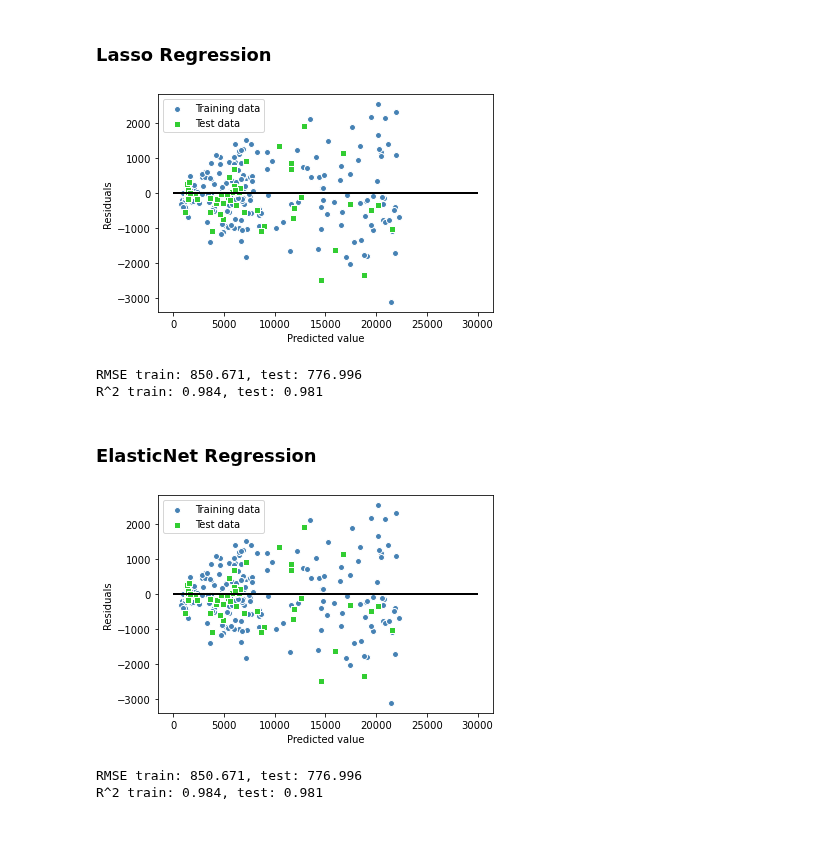
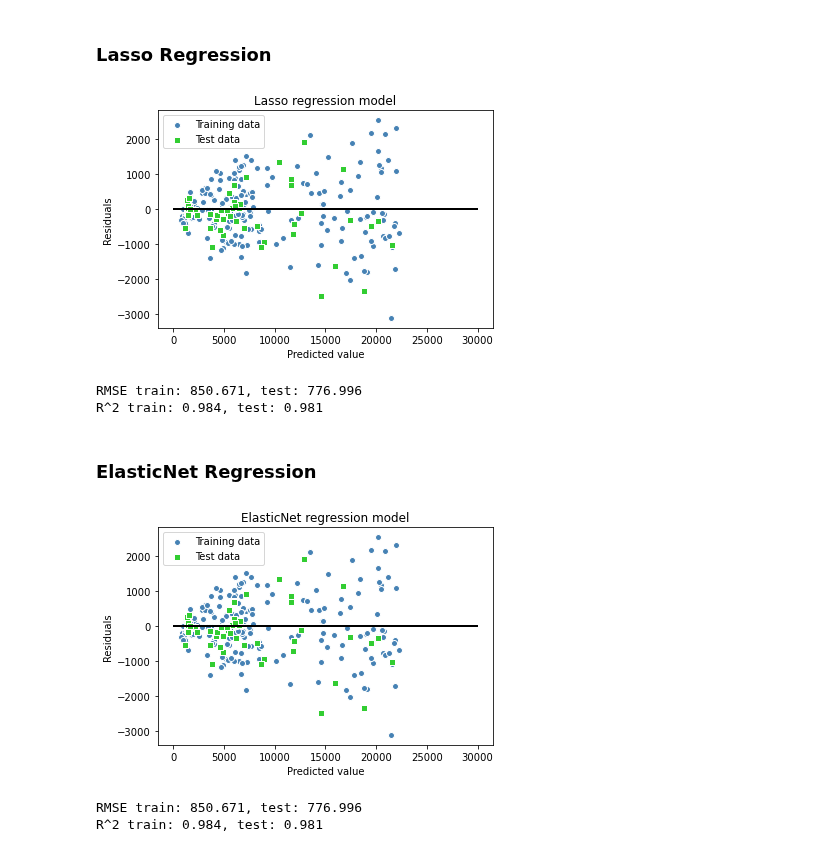
Before and after one commit to ChoongCheWei/ML, a Jupyter notebook: regression.ipynb, the cells around one changed output. Cells and saved outputs as stored; diff of their text form; code cells hidden in the pictures.

```diff
--- a/regression.ipynb
+++ b/regression.ipynb
@@ -81,7 +132,7 @@ R^2 train: 0.984, test: 0.981
 # %% [markdown]
 ### Ridge Regresssion
 # %%
-rr = Ridge(alpha=0.5)
+rr = Ridge(alpha=0.1)
 rr.fit(X_train, y_train)
 
 y_train_rr = rr.predict(X_train)
@@ -91,6 +142,7 @@ plt.scatter(y_train_rr, y_train_rr - y_train, c='steelblue', marker='o', edgecol
 plt.scatter(y_test_rr, y_test_rr - y_test, c='limegreen', marker='s', edgecolor='white', label='Test data')
 plt.xlabel('Predicted value')
 plt.ylabel('Residuals')
+plt.title('Ridge regression model')
 plt.legend(loc='upper left')
 plt.hlines(y=0, xmin=0, xmax=30000, color='black', lw=2)
 plt.show()
@@ -104,39 +156,41 @@ R^2 train: 0.984, test: 0.981
 # %% [markdown]
 ### Lasso Regression
 # %%
-lasso = Lasso(alpha=0.5)
+lasso = Lasso(alpha=0.1)
 lasso.fit(X_train, y_train)
 
 y_train_lasso = lasso.predict(X_train)
 y_test_lasso = lasso.predict(X_test)
 
 plt.scatter(y_train_lasso, y_train_lasso - y_train, c='steelblue', marker='o', edgecolor='white', label='Training data')
 plt.scatter(y_test_lasso, y_test_lasso - y_test, c='limegreen', marker='s', edgecolor='white', label='Test data')
 plt.xlabel('Predicted value')
 plt.ylabel('Residuals')
+plt.title('Lasso regression model')
 plt.legend(loc='upper left')
 plt.hlines(y=0, xmin=0, xmax=30000, color='black', lw=2)
 plt.show()
 
 print('RMSE train: %.3f, test: %.3f' % (np.sqrt(mean_squared_error(y_train, y_train_lasso)), np.sqrt(mean_squared_error(y_test, y_test_lasso))))
 print('R^2 train: %.3f, test: %.3f' % (r2_score(y_train, y_train_lasso), r2_score(y_test, y_test_lasso)))
 # %% [output]
-[figure, old version]
+[figure, new version]
 RMSE train: 850.671, test: 776.996
 R^2 train: 0.984, test: 0.981
 # %% [markdown]
 ### ElasticNet Regression
 # %%
-enet = ElasticNet(alpha=0.5)
+enet = ElasticNet(alpha=0.1)
 enet.fit(X_train, y_train)
 
-y_train_enet = lasso.predict(X_train)
-y_test_enet= lasso.predict(X_test)
+y_train_enet = enet.predict(X_train)
+y_test_enet= enet.predict(X_test)
 
 plt.scatter(y_train_enet, y_train_enet - y_train, c='steelblue', marker='o', edgecolor='white', label='Training data')
 plt.scatter(y_test_enet, y_test_enet - y_test, c='limegreen', marker='s', edgecolor='white', label='Test data')
 plt.xlabel('Predicted value')
 plt.ylabel('Residuals')
+plt.title('ElasticNet regression model')
 plt.legend(loc='upper left')
 plt.hlines(y=0, xmin=0, xmax=30000, color='black', lw=2)
 plt.show()
@@ -144,6 +198,6 @@ plt.show()
 print('RMSE train: %.3f, test: %.3f' % (np.sqrt(mean_squared_error(y_train, y_train_enet)), np.sqrt(mean_squared_error(y_test, y_test_enet))))
 print('R^2 train: %.3f, test: %.3f' % (r2_score(y_train, y_train_enet), r2_score(y_test, y_test_enet)))
 # %% [output]
-[figure, old version]
+[figure, new version]
 RMSE train: 850.671, test: 776.996
 R^2 train: 0.984, test: 0.981
```
Also changed, not shown: parts of 6 cells of this notebook.
